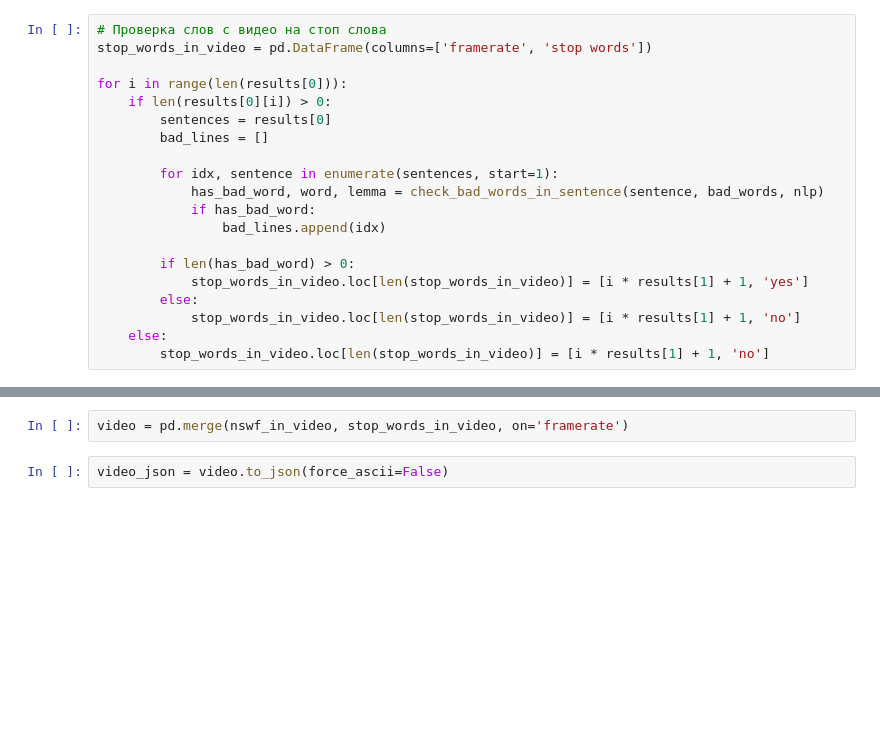
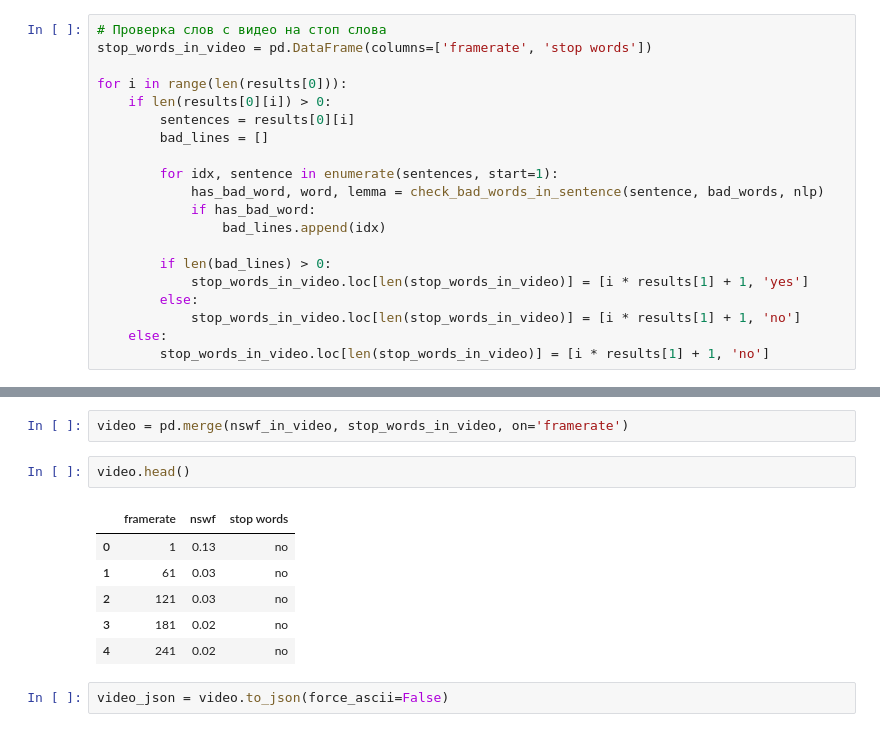
Before and after one commit to EZsmail/Video_Analysis_System, a Jupyter notebook: real_ml/result_neyrob1t.ipynb, the cells around one changed output, grey strips where cells are left out. Saved outputs shown, nothing was run; the diff lists cells and outputs as text; blank space fills up the shorter version.

```diff
--- a/real_ml/result_neyrob1t.ipynb
+++ b/real_ml/result_neyrob1t.ipynb
@@ -446,7 +444,7 @@ stop_words_in_video = pd.DataFrame(columns=['framerate', 'stop words'])
 
 for i in range(len(results[0])):
     if len(results[0][i]) > 0:
-        sentences = results[0]
+        sentences = results[0][i]
         bad_lines = []
 
         for idx, sentence in enumerate(sentences, start=1):
@@ -454,7 +452,7 @@ for i in range(len(results[0])):
             if has_bad_word:
                 bad_lines.append(idx)
 
-        if len(has_bad_word) > 0:
+        if len(bad_lines) > 0:
             stop_words_in_video.loc[len(stop_words_in_video)] = [i * results[1] + 1, 'yes']
         else:
             stop_words_in_video.loc[len(stop_words_in_video)] = [i * results[1] + 1, 'no']
@@ -563,6 +561,15 @@ nswf = ['%.2f' % elem for elem in nswf]
 nswf_in_video = pd.DataFrame({'framerate': [i + 1 for i in range(0, len(nswf) * 60, 60)], 'nswf': nswf})
 # %%
 video = pd.merge(nswf_in_video, stop_words_in_video, on='framerate')
+# %%
+video.head()
+# %% [output]
+|  | framerate | nswf | stop words |
+| 0 | 1 | 0.13 | no |
+| 1 | 61 | 0.03 | no |
+| 2 | 121 | 0.03 | no |
+| 3 | 181 | 0.02 | no |
+| 4 | 241 | 0.02 | no |
 # %%
 video_json = video.to_json(force_ascii=False)
 # %%
```
Also changed, not shown: parts of 15 cells of this notebook.
